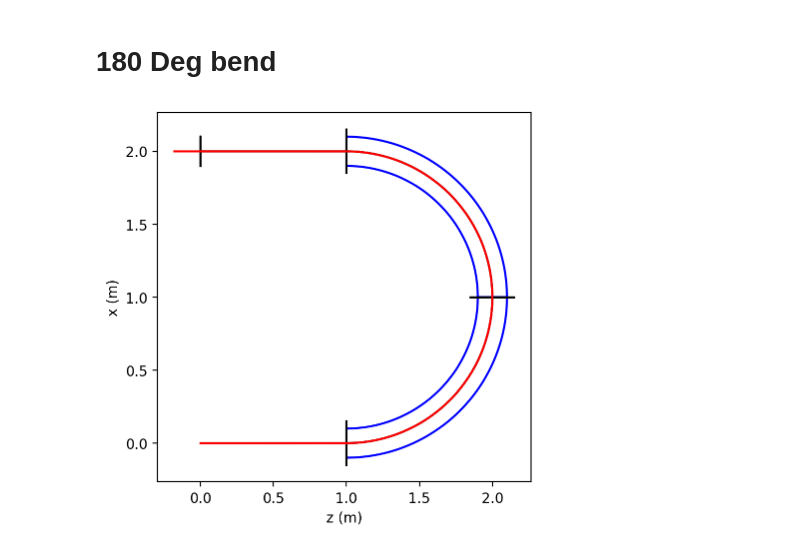
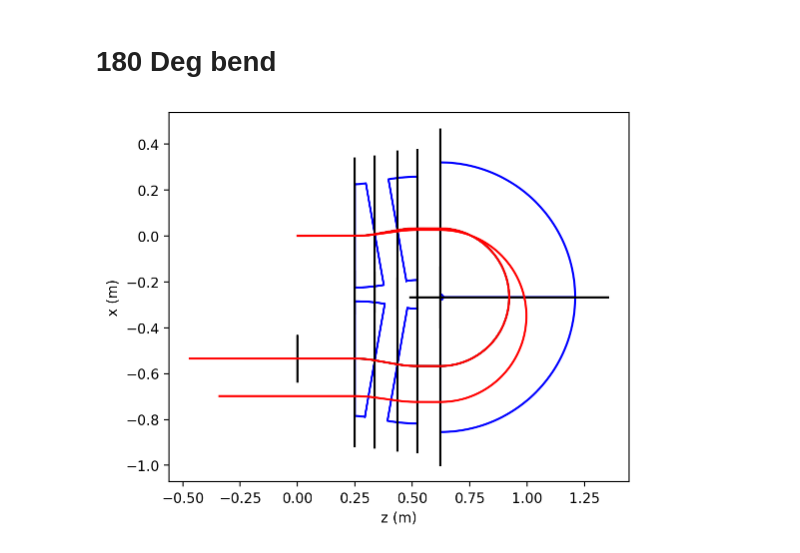
Before and after one commit to ColwynGulliford/lume-gpt, a Jupyter notebook: examples/elements/sectormagnet.ipynb, the cells around one changed output. Cells and saved outputs as stored; diff of their text form; code cells hidden in the pictures.

```diff
--- a/examples/elements/sectormagnet.ipynb
+++ b/examples/elements/sectormagnet.ipynb
@@ -425,19 +427,28 @@ os.remove('gpt.temp.in');
 # %% [markdown]
 # 180 Deg bend
 # %%
-angle, R, p = 90, 1, 1e6
+angle, R, p = 10, 1, 1e6
 
 lat = Lattice('Single Bend')
-lat.add(Sectormagnet('b1', 1.0, +angle, p, phi_in=0, phi_out=0, color='b'), ds=1)
-lat.add(Sectormagnet('b2', 1.0, +angle, p, phi_in=0, phi_out=0, color='b'), ds=0)
-lat.add(Screen('s1'), ds=1.0)
+lat.add(Sectormagnet('b1', 0.5, +angle, p, phi_in=0, phi_out=angle, color='b', width=0.45), ds=0.25)
+lat.add(Sectormagnet('b2', 0.5, -angle, p, phi_in=+angle, phi_out=0, color='b', width=0.45), ds=0.1)
+lat.add(Sectormagnet('b3', 0.3, -90, p, phi_in=0, phi_out=0, color='b', width=0.575), ds=0.1)
+lat.add(Sectormagnet('b4', 0.3, -90, p, phi_in=0, phi_out=0, color='b', width=0.575), ds=0.0)
+lat.add(Sectormagnet('b5', 0.5, -angle, p, phi_in=0, phi_out=angle, color='b', width=0.5), ds=0.1)
+lat.add(Sectormagnet('b6', 0.5, +angle, p, phi_in=angle, phi_out=0, color='b', width=0.5), ds=0.1)
+lat.add(Screen('s1'), ds=0.25)
 lat.write_gpt_lines(output_file='gpt.temp.in');
 # %%
-G = GPT('gpt.temp.in', initial_particles=single_particle(pz=p))
-G.set_variables({'Ntout': 300, 'tmax':2e-8});
-G.run()
+G1 = GPT('gpt.temp.in', initial_particles=single_particle(pz=p))
+G1.set_variables({'Ntout': 300, 'tmax':1e-8});
+G1.run()
+
+G2 = GPT('gpt.temp.in', initial_particles=single_particle(pz=1.25*p))
+G2.set_variables({'Ntout': 300, 'tmax':1e-8});
+G2.run()
 # %%
 lat.plot_floor()
-plt.plot(G.tout_stat('mean_z'), G.tout_stat('mean_x'), 'r');
+plt.plot(G1.tout_stat('mean_z'), G1.tout_stat('mean_x'), 'r');
+plt.plot(G2.tout_stat('mean_z'), G2.tout_stat('mean_x'), 'r');
 # %% [output]
-[figure, old version]
+[figure, new version]
```
Also changed, not shown: parts of 2 cells of this notebook, 11 other files.
